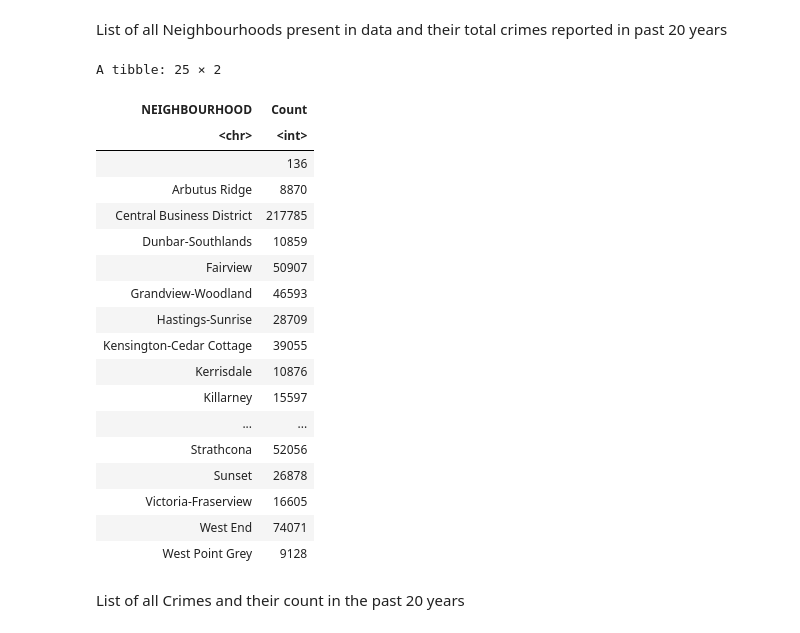
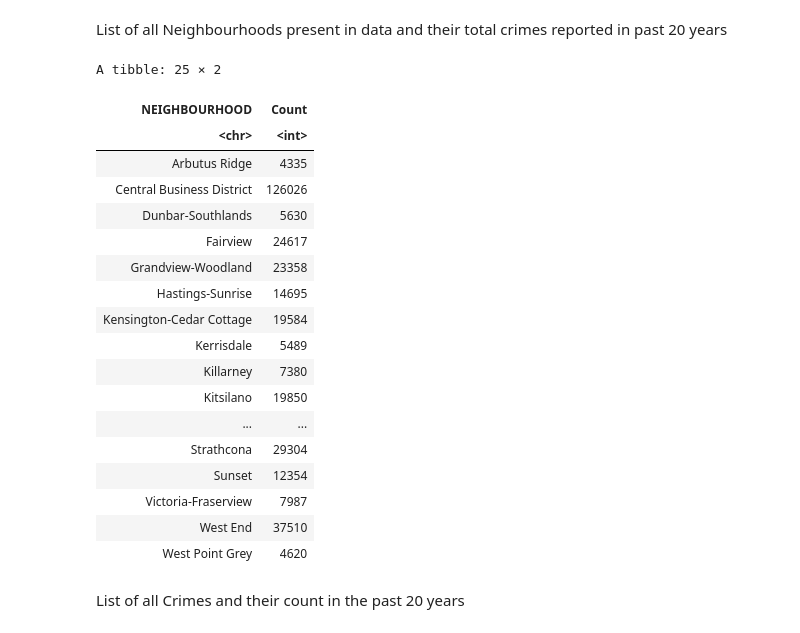
Before and after one commit to Utsav02/VancouverCrimeSTAT201, a Jupyter notebook: ProjectFile.ipynb, the cells around one changed output. Drawn from its saved outputs; the diff is of its cells as text; code cells hidden in the pictures.

```diff
--- a/ProjectFile.ipynb
+++ b/ProjectFile.ipynb
@@ -80,0 +44,6 @@ A grouped_df: 267 × 3
+# %%
+# reading data from github
+
+url <- "https://raw.githubusercontent.com/Utsav02/VancouverCrimeSTAT201/main/crimedata_csv_AllNeighbourhoods_AllYears.csv"
+vancouver_crime <- read.csv(url)
+vancouver_crime
@@ -80,0 +72,9 @@ A grouped_df: 267 × 3
+# %%
+# not selecting 2022 as it is the present year
+vancouver_crime <- vancouver_crime %>%
+filter(YEAR != 2022 & YEAR >= 2011)
+
+# crimes that do not have any neighbourhoods mentioned
+vancouver_crime[vancouver_crime == ""] <- "Neighbourhood Missing"
+head(vancouver_crime)
+tail(vancouver_crime)
@@ -81,30 +100,30 @@ A grouped_df: 267 × 3
 # %% [markdown]
 List of all Neighbourhoods present in data and their total crimes reported in past 20 years
 # %%
-NeighbourhoodGrouped<- vancouver_crime %>%
-group_by(NEIGHBOURHOOD)%>%
+neighbourhood_grouped <- vancouver_crime %>%
+group_by(NEIGHBOURHOOD) %>%
 summarize(Count = n())
 
-NeighbourhoodGrouped
+neighbourhood_grouped
 # %% [output]
 A tibble: 25 × 2
 | NEIGHBOURHOOD | Count |
 | <chr> | <int> |
-|  | 136 |
-| Arbutus Ridge | 8870 |
-| Central Business District | 217785 |
-| Dunbar-Southlands | 10859 |
-| Fairview | 50907 |
-| Grandview-Woodland | 46593 |
-| Hastings-Sunrise | 28709 |
-| Kensington-Cedar Cottage | 39055 |
-| Kerrisdale | 10876 |
-| Killarney | 15597 |
+| Arbutus Ridge | 4335 |
+| Central Business District | 126026 |
+| Dunbar-Southlands | 5630 |
+| Fairview | 24617 |
+| Grandview-Woodland | 23358 |
+| Hastings-Sunrise | 14695 |
+| Kensington-Cedar Cottage | 19584 |
+| Kerrisdale | 5489 |
+| Killarney | 7380 |
+| Kitsilano | 19850 |
 | ... | ... |
-| Strathcona | 52056 |
-| Sunset | 26878 |
-| Victoria-Fraserview | 16605 |
-| West End | 74071 |
-| West Point Grey | 9128 |
+| Strathcona | 29304 |
+| Sunset | 12354 |
+| Victoria-Fraserview | 7987 |
+| West End | 37510 |
+| West Point Grey | 4620 |
 # %% [markdown]
 List of all Crimes and their count in the past 20 years
```
Also changed, not shown: parts of 26 cells of this notebook.
